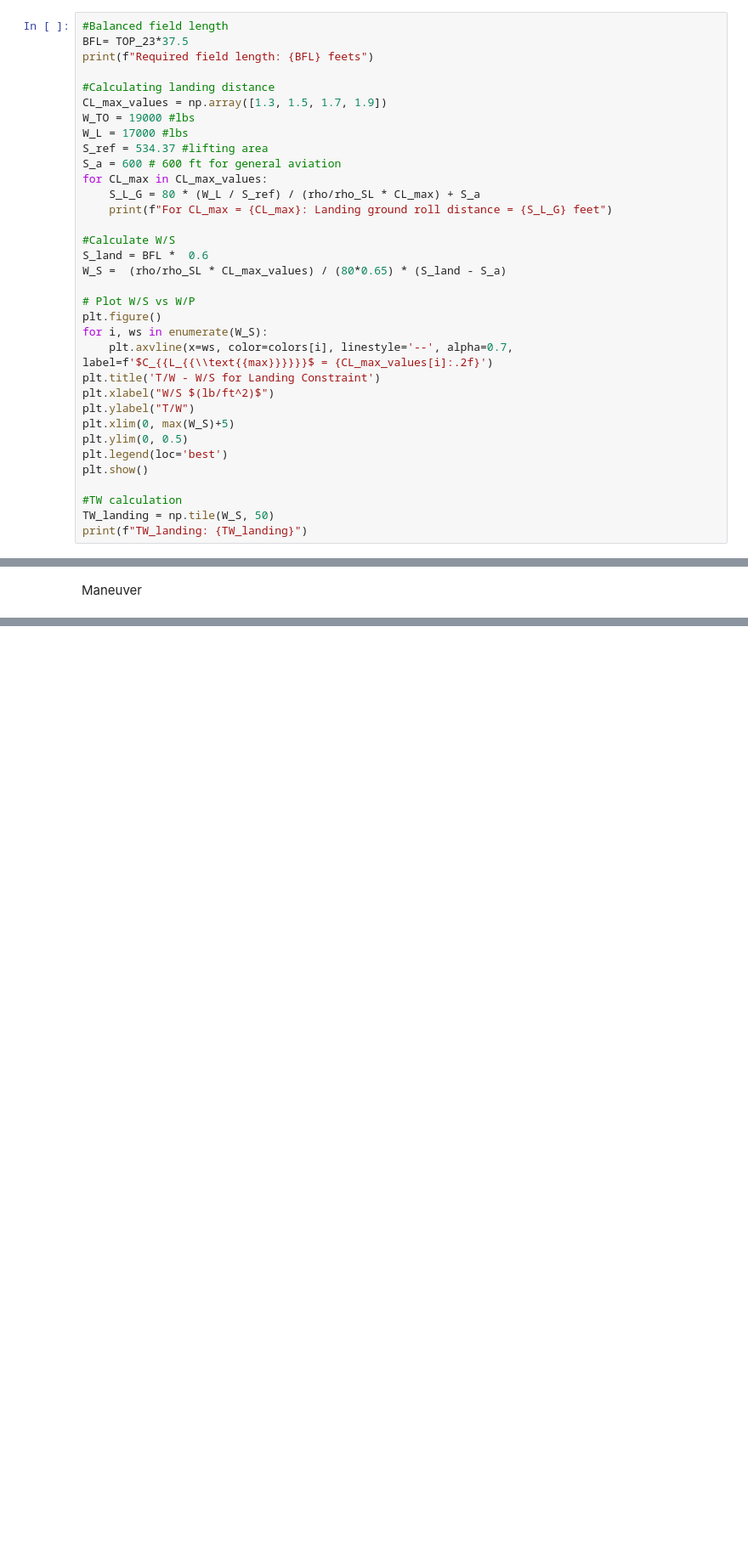
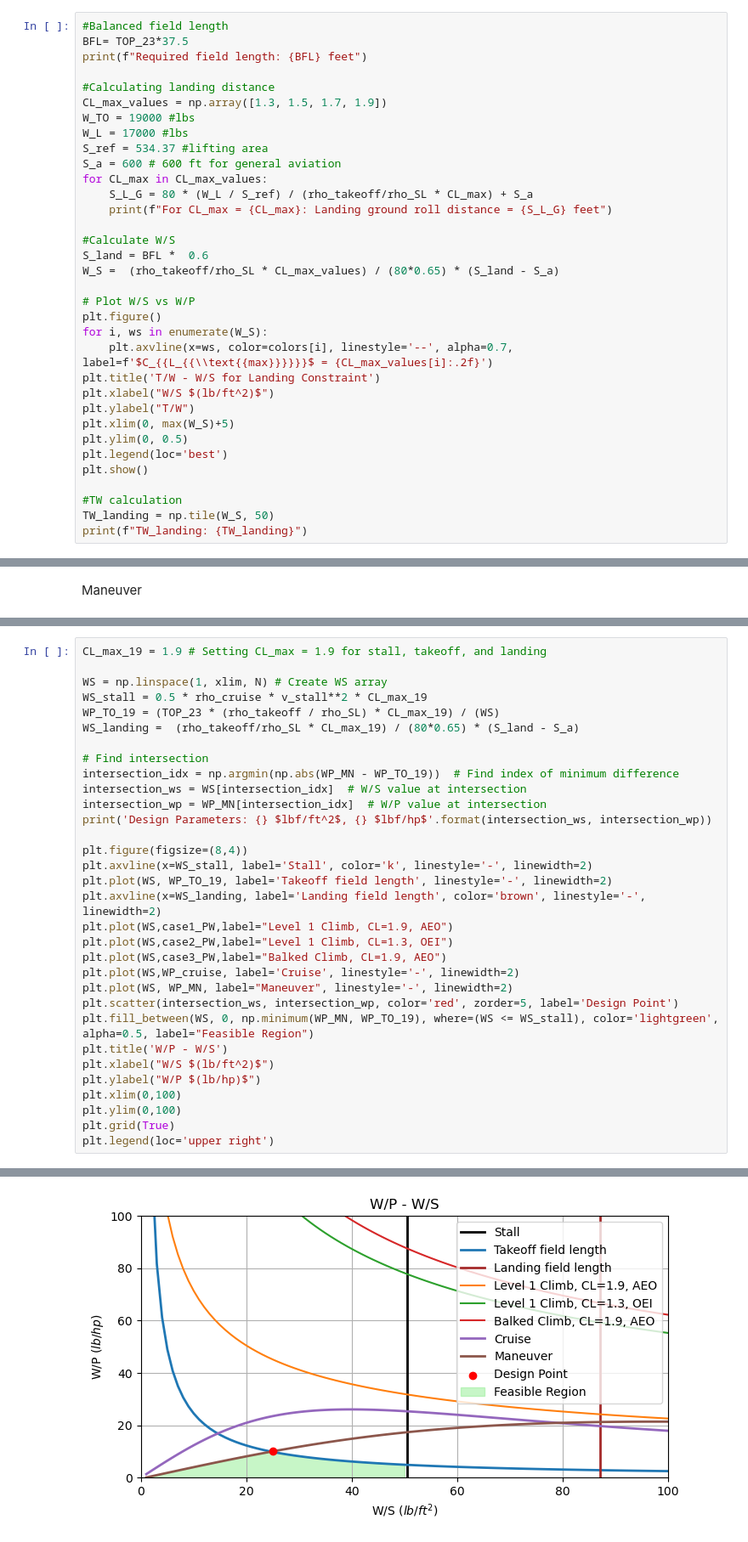
Before and after one commit to confuzionn/Demeters_Wings, a Jupyter notebook: Preliminary Sizing.ipynb, the cells around one changed output, grey strips where cells are left out. Shown at 85% size. Saved outputs shown, nothing was run; the diff lists cells and outputs as text; blank space fills up the shorter version.

```diff
--- a/Preliminary Sizing.ipynb
+++ b/Preliminary Sizing.ipynb
@@ -70,7 +68,7 @@ Landing
 # %%
 #Balanced field length
 BFL= TOP_23*37.5
-print(f"Required field length: {BFL} feets")
+print(f"Required field length: {BFL} feet")
 
 #Calculating landing distance
 CL_max_values = np.array([1.3, 1.5, 1.7, 1.9])
@@ -79,12 +77,12 @@ W_L = 17000 #lbs
 S_ref = 534.37 #lifting area
 S_a = 600 # 600 ft for general aviation
 for CL_max in CL_max_values:
-    S_L_G = 80 * (W_L / S_ref) / (rho/rho_SL * CL_max) + S_a
+    S_L_G = 80 * (W_L / S_ref) / (rho_takeoff/rho_SL * CL_max) + S_a
     print(f"For CL_max = {CL_max}: Landing ground roll distance = {S_L_G} feet")
 
 #Calculate W/S
 S_land = BFL *  0.6
-W_S =  (rho/rho_SL * CL_max_values) / (80*0.65) * (S_land - S_a)
+W_S =  (rho_takeoff/rho_SL * CL_max_values) / (80*0.65) * (S_land - S_a)
 
 # Plot W/S vs W/P
 plt.figure()
@@ -289,0 +347,33 @@ Maneuver
+# %%
+CL_max_19 = 1.9 # Setting CL_max = 1.9 for stall, takeoff, and landing
+
+WS = np.linspace(1, xlim, N) # Create WS array
+WS_stall = 0.5 * rho_cruise * v_stall**2 * CL_max_19
+WP_TO_19 = (TOP_23 * (rho_takeoff / rho_SL) * CL_max_19) / (WS)
+WS_landing =  (rho_takeoff/rho_SL * CL_max_19) / (80*0.65) * (S_land - S_a)
+
+# Find intersection
+intersection_idx = np.argmin(np.abs(WP_MN - WP_TO_19))  # Find index of minimum difference
+intersection_ws = WS[intersection_idx]  # W/S value at intersection
+intersection_wp = WP_MN[intersection_idx]  # W/P value at intersection
+print('Design Parameters: {} $lbf/ft^2$, {} $lbf/hp$'.format(intersection_ws, intersection_wp))
+
+plt.figure(figsize=(8,4))
+plt.axvline(x=WS_stall, label='Stall', color='k', linestyle='-', linewidth=2)
+plt.plot(WS, WP_TO_19, label='Takeoff field length', linestyle='-', linewidth=2)
+plt.axvline(x=WS_landing, label='Landing field length', color='brown', linestyle='-', linewidth=2)
+plt.plot(WS,case1_PW,label="Level 1 Climb, CL=1.9, AEO")
+plt.plot(WS,case2_PW,label="Level 1 Climb, CL=1.3, OEI")
+plt.plot(WS,case3_PW,label="Balked Climb, CL=1.9, AEO")
+plt.plot(WS,WP_cruise, label='Cruise', linestyle='-', linewidth=2)
+plt.plot(WS, WP_MN, label="Maneuver", linestyle='-', linewidth=2)
+plt.scatter(intersection_ws, intersection_wp, color='red', zorder=5, label='Design Point')
+plt.fill_between(WS, 0, np.minimum(WP_MN, WP_TO_19), where=(WS <= WS_stall), color='lightgreen', alpha=0.5, label="Feasible Region")
+plt.title('W/P - W/S')
+plt.xlabel("W/S $(lb/ft^2)$")
+plt.ylabel("W/P $(lb/hp)$")
+plt.xlim(0,100)
+plt.ylim(0,100)
+plt.grid(True)
+plt.legend(loc='upper right')
+# %% [output]
@@ -289,0 +382 @@ Maneuver
+[figure, added]
```
Also changed, not shown: parts of 10 cells of this notebook.
